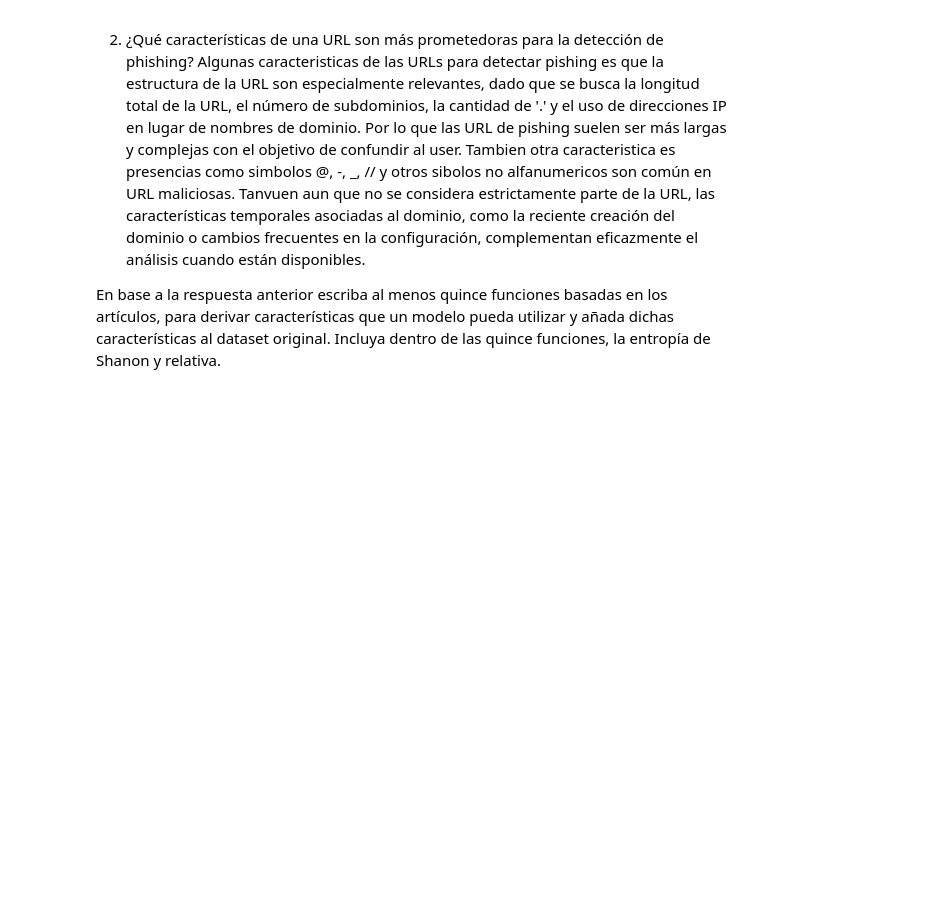
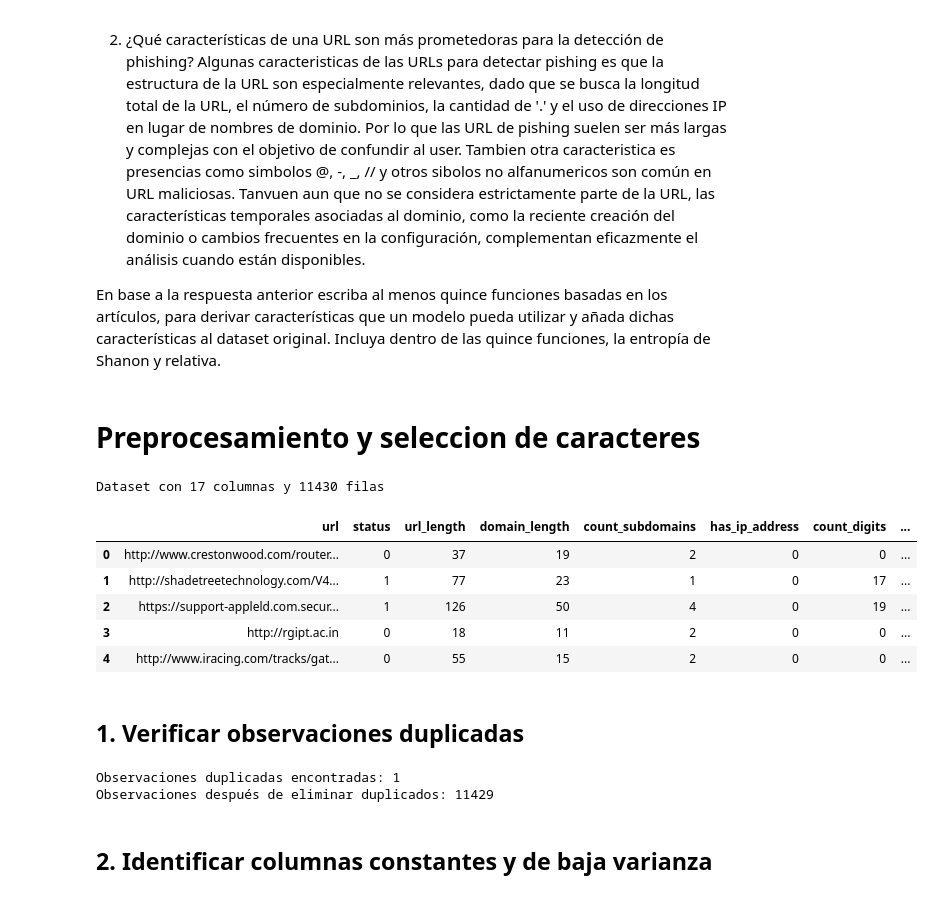
Before and after one commit to Javilejoo/DS-LAB1, a Jupyter notebook: pishing.ipynb, the cells around one changed output. Saved outputs shown, nothing was run; the diff lists cells and outputs as text; code cells hidden in the pictures; blank space fills up the shorter version.

```diff
--- a/pishing.ipynb
+++ b/pishing.ipynb
@@ -139,0 +151,42 @@ def relative_entropy(url):
+# %% [markdown]
+# Preprocesamiento y seleccion de caracteres
+# %%
+# Aplicar las 15 funciones para crear características
+df['url_length'] = df['url'].apply(url_length)
+df['domain_length'] = df['url'].apply(domain_length)
+df['count_subdomains'] = df['url'].apply(count_subdomains)
+df['has_ip_address'] = df['url'].apply(has_ip_address)
+df['count_digits'] = df['url'].apply(count_digits)
+df['count_letters'] = df['url'].apply(count_letters)
+df['count_special_chars'] = df['url'].apply(count_special_characters)
+df['has_at_symbol'] = df['url'].apply(has_at_symbol)
+df['has_hyphen'] = df['url'].apply(has_hyphen)
+df['has_double_slash'] = df['url'].apply(has_double_slash)
+df['uses_https'] = df['url'].apply(uses_https)
+df['count_parameters'] = df['url'].apply(count_parameters)
+df['shannon_entropy'] = df['url'].apply(shannon_entropy)
+df['relative_entropy'] = df['url'].apply(relative_entropy)
+df['path_length'] = df['url'].apply(path_length)
+
+print(f"Dataset con {df.shape[1]} columnas y {df.shape[0]} filas")
+df.head()
+# %% [output]
+Dataset con 17 columnas y 11430 filas
+|  | url | status | url_length | domain_length | count_subdomains | has_ip_address | count_digits | ... |
+| 0 | http://www.crestonwood.com/router... | 0 | 37 | 19 | 2 | 0 | 0 | ... |
+| 1 | http://shadetreetechnology.com/V4... | 1 | 77 | 23 | 1 | 0 | 17 | ... |
+| 2 | https://support-appleld.com.secur... | 1 | 126 | 50 | 4 | 0 | 19 | ... |
+| 3 | http://rgipt.ac.in | 0 | 18 | 11 | 2 | 0 | 0 | ... |
+| 4 | http://www.iracing.com/tracks/gat... | 0 | 55 | 15 | 2 | 0 | 0 | ... |
+# %% [markdown]
+## 1. Verificar observaciones duplicadas
+# %%
+# Verificar y eliminar duplicados
+print(f"Observaciones duplicadas encontradas: {df.duplicated().sum()}")
+df = df.drop_duplicates()
+print(f"Observaciones después de eliminar duplicados: {len(df)}")
+# %% [output]
+Observaciones duplicadas encontradas: 1
+Observaciones después de eliminar duplicados: 11429
+# %% [markdown]
+## 2. Identificar columnas constantes y de baja varianza
```
Also changed, not shown: parts of 18 cells of this notebook, 4 other files.
